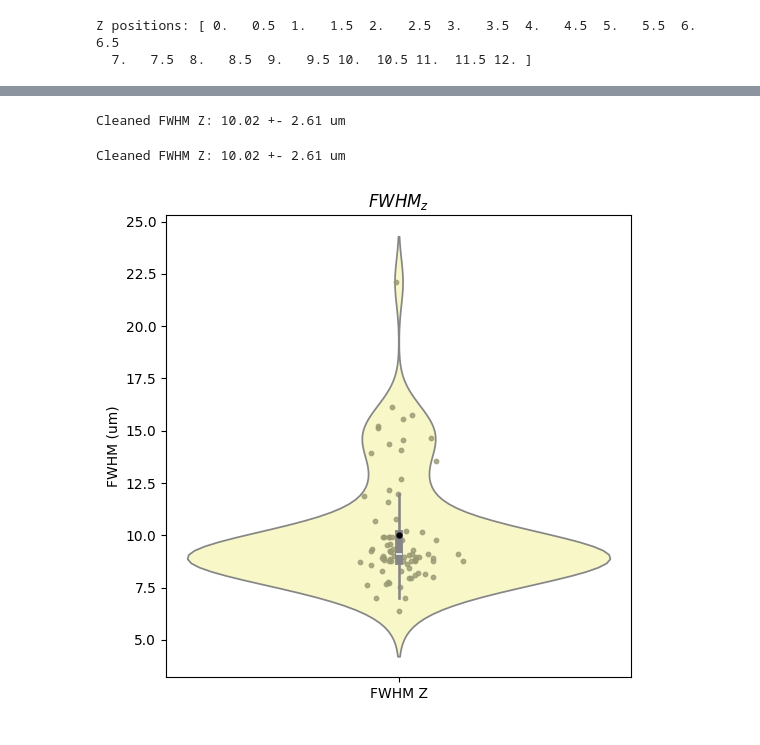
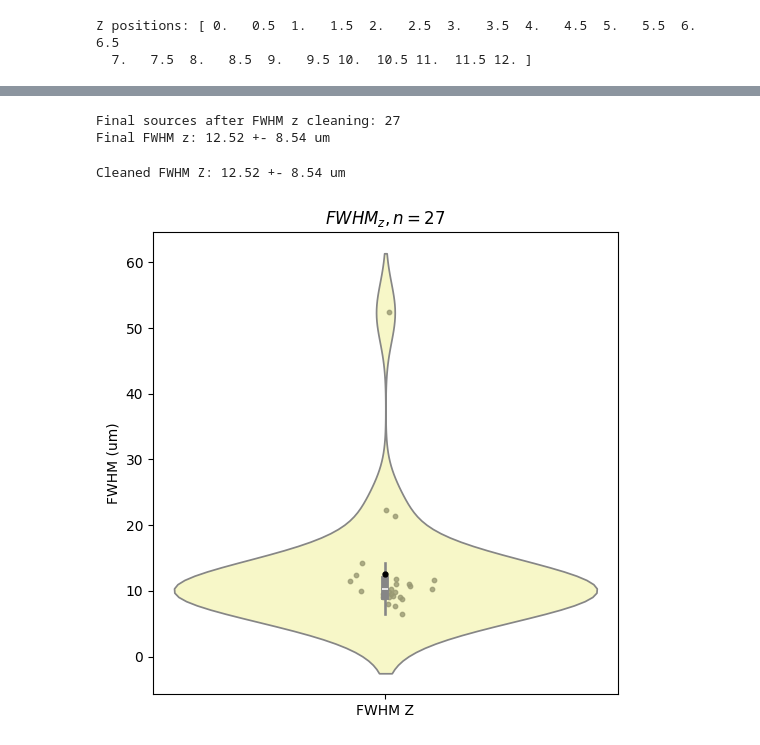
Before and after one commit to nebula0/FWHM-measure, a Jupyter notebook: FWHM2-2.ipynb, the cells around one changed output, grey strips where cells are left out. Cells and saved outputs as stored; diff of their text form; code cells hidden in the pictures.

```diff
--- a/FWHM2-2.ipynb
+++ b/FWHM2-2.ipynb
@@ -640,5 +618,6 @@ print(file_list)
 # %%
 source_profiles_all = []
+pix_num = 15
 for source_id in range(num_sources):
     intensity_profiles = []
     for file_name in file_list:
@@ -653,7 +632,6 @@ for source_id in range(num_sources):
         # ax.set_title(f'Source ID: {source_id} in {file_name}')
         # fig.show()
         # extract 3x3 region
-        pix_num = 20
         y_low_bound = max(0, y0-pix_num)
         y_up_bound = min(img_array.shape[0], y0+pix_num)
         x_low_bound = max(0, x0-pix_num)
@@ -671,8 +649,9 @@ for source_id in range(num_sources):
     source_profiles_all.append(intensity_profiles)
 
     # plot intensity profile vs z position
+source_id = 5
 fig, ax = plt.subplots(figsize=(8, 6))
-ax.plot(z_positions, source_profiles_all[10], marker='o', linestyle='-')
+ax.plot(z_positions, source_profiles_all[source_id], marker='o', linestyle='-')
 ax.set_xlabel('Z Position (um)')
 ax.set_ylabel('Intensity Profile (a.u.)')
 ax.set_title(f'Source ID: {source_id} Intensity Profile vs Z Position')
@@ -682,19 +663,35 @@ fig.show()
 # %%
 # fit intensity profile to gaussian to get FWHM z
 from scipy.optimize import curve_fit
+
 def gaussian(x, amp, mu, sigma, offset):
-    return amp * np.exp(-(x - mu)**2 / (2 * sigma**2)) + offset
+    return amp * np.exp(-(x - mu) ** 2 / (2 * sigma ** 2)) + offset
+
 fwhm_z_list = []
 fwhm_fit_parm_list = []
 for source_id in range(num_sources):
     intensity_profiles = source_profiles_all[source_id]
-    p0=[np.max(intensity_profiles), z_positions[np.argmax(intensity_profiles)], 1.0, np.min(intensity_profiles)]
+
+    if intensity_profiles.size == 0 or np.allclose(intensity_profiles, intensity_profiles[0]):
+        # If the profile is empty or constant, skip fitting
+        fwhm_z_list.append(np.nan)
+        fwhm_fit_parm_list.append([np.nan, np.nan, np.nan, np.nan])
+        continue
+
+    peak_idx = int(np.argmax(intensity_profiles))
+    amp0 = float(np.max(intensity_profiles) - np.min(intensity_profiles))
+    mu0 = float(z_positions[peak_idx])
+    sigma0 = 1.0
+    offset0 = float(np.min(intensity_profiles))
+    p0 = [amp0, mu0, sigma0, offset0]
+
     try:
-        popt, pcov = curve_fit(gaussian, z_positions, intensity_profiles, p0=[np.max(intensity_profiles), z_positions[np.argmax(intensity_profiles)], 1.0, np.min(intensity_profiles)])
+        popt, pcov = curve_fit(gaussian, z_positions, intensity_profiles, p0=p0, maxfev=5000)
         amp, mu, sigma, offset = popt
-        fwhm_z = 2.355 * sigma # FWHM = 2.355 * sigma
-        fwhm_fit_parm_list.append(popt)
-    except RuntimeError:
+        fwhm_z = 2.355 * sigma  # FWHM = 2.355 * sigma
+        fwhm_fit_parm_list.append(popt.tolist())
+    except (RuntimeError, ValueError):
         fwhm_z = np.nan
         fwhm_fit_parm_list.append([np.nan, np.nan, np.nan, np.nan])
+
     fwhm_z_list.append(fwhm_z)
@@ -765,34 +732,42 @@ mean_z_fwhm = np.mean(final_sources['fwhm_z'])
 mean_z_fwhm
 std_z_fwhm = np.std(final_sources['fwhm_z'])
 std_z_fwhm
-print(f"Cleaned FWHM Z: {mean_z_fwhm:.2f} +- {std_z_fwhm:.2f} um")
+# elliminate outlier by mean +- 2*std
+factor = 1.8
+mask_z = (final_sources['fwhm_z'] > (mean_z_fwhm - factor*std_z_fwhm)) & (final_sources['fwhm_z'] < (mean_z_fwhm + factor*std_z_fwhm))
+final_sources = final_sources[mask_z]
+print(f"Final sources after FWHM z cleaning: {len(final_sources)}")
+mean_z_fwhm = np.mean(final_sources['fwhm_z'])
+std_z_fwhm = np.std(final_sources['fwhm_z'])
+print(f"Final FWHM z: {mean_z_fwhm:.2f} +- {std_z_fwhm:.2f} um")
 # %% [output]
-Cleaned FWHM Z: 10.02 +- 2.61 um
+Final sources after FWHM z cleaning: 27
+Final FWHM z: 12.52 +- 8.54 um
 # %%
 # violin plot of FWHM z
 import seaborn as sns
 fig, ax = plt.subplots(figsize=(6, 6))
 palette = sns.color_palette('RdYlBu', n_colors=1)
 data = [final_sources['fwhm_z']]
 ax = sns.violinplot(data=data, palette=palette)
 ax.set_xticklabels(['FWHM Z'])
 ax.set_ylabel('FWHM (um)')
 # calculate mean and std
 mean_y_fwhm_pixel = np.mean(final_sources['fwhm_z'])
 std_y_fwhm_pixel = np.std(final_sources['fwhm_z'])
 print(f"Cleaned FWHM Z: {mean_y_fwhm_pixel:.2f} +- {std_y_fwhm_pixel:.2f} um")
 for i in range(len(data)):
     y = data[i]
     x = np.random.normal(i, 0.04, size=len(y))  # 添加一些隨機噪聲以避免重疊
  # 取得小提琴顏色，調深一點（這裡用更低亮度）
     base_color = palette[i]
     dark_color = tuple([c * 0.6 for c in base_color])  # 0.7 可再調整ax.set_title('Violin Plot of FWHM X and Y ')
     ax.scatter(x, y, color=dark_color, alpha=0.8, s=10)
 for i in range(len(data)):
     mean_val = np.mean(data[i])
     ax.scatter(i, mean_val, color='black', s=50, marker='.', zorder=10, label='Mean' if i == 0 else "")
-ax.set_title(f'$FWHM_z$')
+ax.set_title(f'$FWHM_z, n = {len(final_sources)}$')
 fig.show()
 # %% [output]
-Cleaned FWHM Z: 10.02 +- 2.61 um
+Cleaned FWHM Z: 12.52 +- 8.54 um
-[figure, old version]
+[figure, new version]
```
Also changed, not shown: parts of 41 cells of this notebook, 3 other files.
